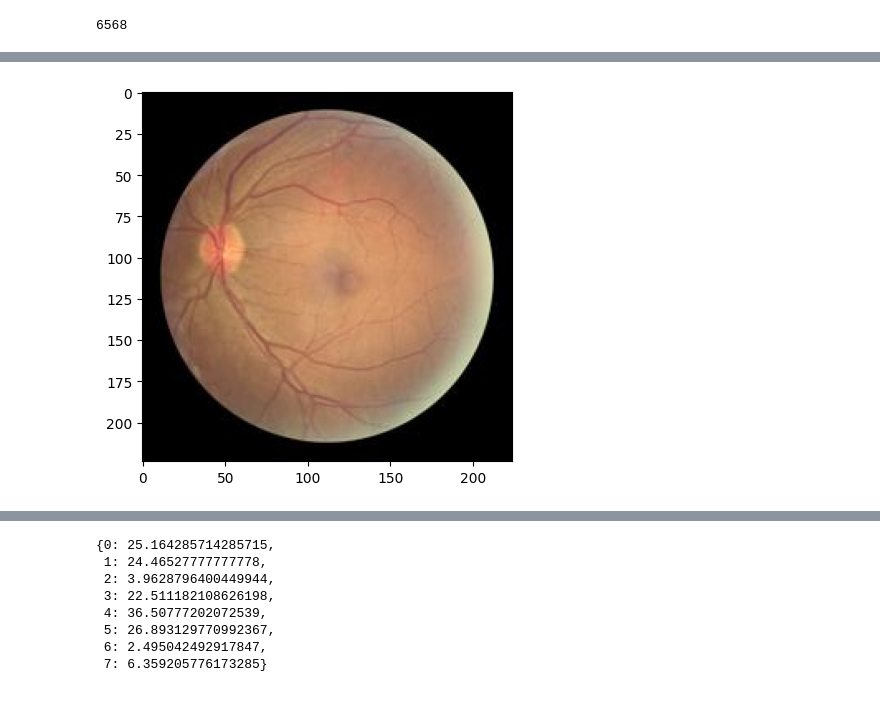
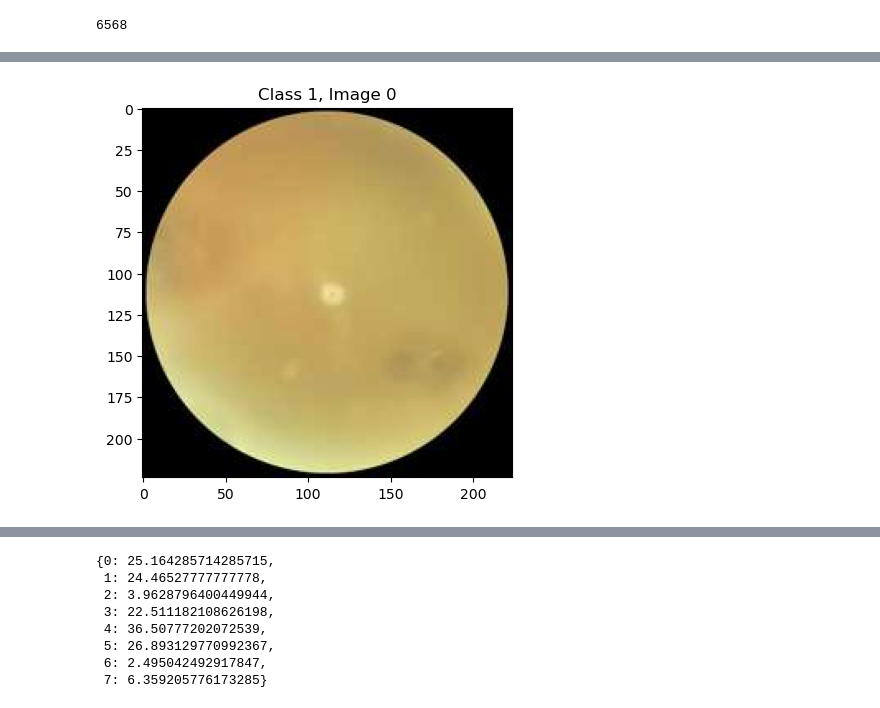
Before and after one commit to florencecornelissen/ODIR_challenge, a Jupyter notebook: augmentation.ipynb, the cells around one changed output, grey strips where cells are left out. Saved outputs shown, nothing was run; the diff lists cells and outputs as text; code cells hidden in the pictures.

Commit message:
update augmentation

```diff
--- a/augmentation.ipynb
+++ b/augmentation.ipynb
@@ -146,0 +145,6 @@ for i in range(len(X_train)):
+# %%
+# Print the sizes of each class before augmentation
+for class_index in range(num_classes):
+    x_size = len(class_X_train[class_index])
+    y_size = len(class_y_train[class_index])
+    print(f"Class {class_index}: X_train size = {x_size}, y_train size = {y_size}")
@@ -208,0 +185,29 @@ augmented_y_train
+# %%
+# Fix class imbalance using downsampling and upsampling with augmentation
+augmented_data = {class_index: {'X': [], 'y': []} for class_index in range(num_classes)}
+target_samples_per_class = 500
+
+classes_to_downsample = [class_index for class_index in range(num_classes) if len(class_X_train[class_index]) > target_samples_per_class]
+classes_to_upsample = [class_index for class_index in range(num_classes) if len(class_X_train[class_index]) < target_samples_per_class]
+
+for class_index in range(num_classes):
+    x, y = class_X_train[class_index], class_y_train[class_index]
+    if class_index in classes_to_downsample:
+        sampled_indices = random.sample(range(len(x)), target_samples_per_class)
+        x_downsampled = [x[i] for i in sampled_indices]
+        y_downsampled = [y[i] for i in sampled_indices]
+        augmented_data[class_index]['X'] = x_downsampled
+        augmented_data[class_index]['y'] = y_downsampled
+    else:
+        samples_to_generate = target_samples_per_class - len(x)
+        x_augmented, y_augmented = augmented_set(x, y, augmentations)[:samples_to_generate]
+        augmented_data[class_index]['X'] = x_augmented
+        augmented_data[class_index]['y'] = y_augmented
+
+for class_index in classes_to_downsample:
+    class_X_train[class_index] = augmented_data[class_index]['X']
+    class_y_train[class_index] = augmented_data[class_index]['y']
+
+for class_index in classes_to_upsample:
+    class_X_train[class_index].extend(x_augmented)
+    class_y_train[class_index].extend(y_augmented)
@@ -209 +229,11 @@ augmented_y_train
+# %%
+import matplotlib.pyplot as plt
+class_index_to_display = 1
+image_index_to_display = 0
+image_to_display = class_X_train[class_index_to_display][image_index_to_display]
+plt.imshow(image_to_display)
+plt.title(f"Class {class_index_to_display}, Image {image_index_to_display}")
+plt.show()
+# %% [output]
+[figure, added]
 # %%
@@ -211,8 +241,3 @@ X_train_augmented1, y_train_augmented1 = augmented_set(X_train, y_train, augment
 # X_train_augmented1, y_train_augmented2 = augmented_set(X_train, y_train, augmentations)
 # %%
 X_train1, X_validation1, y_train1, y_validation1 = train_test_split(X_train_augmented1, y_train_augmented1, test_size=(500/3500), random_state=42, shuffle=True)
-# %%
-plt.imshow(X_train[0])
-plt.show()
-# %% [output]
-[figure, removed]
```
Also changed, not shown: parts of 18 cells of this notebook.
